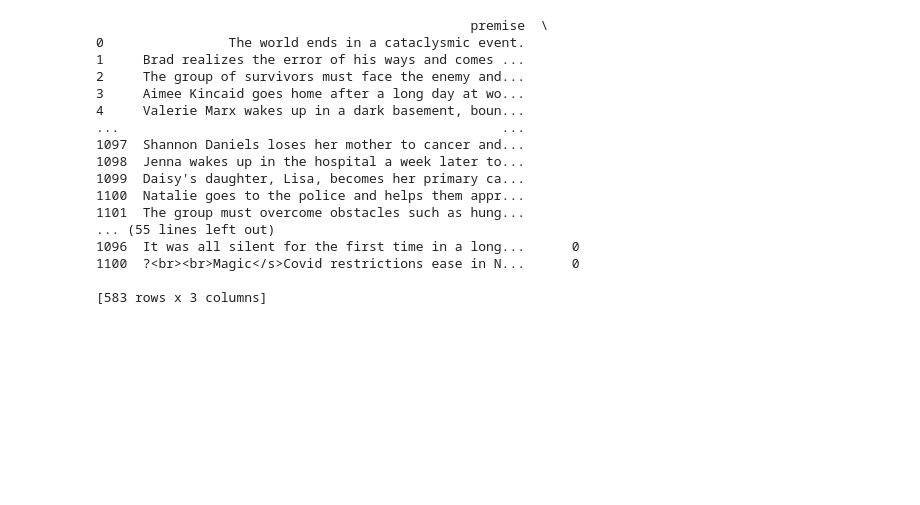
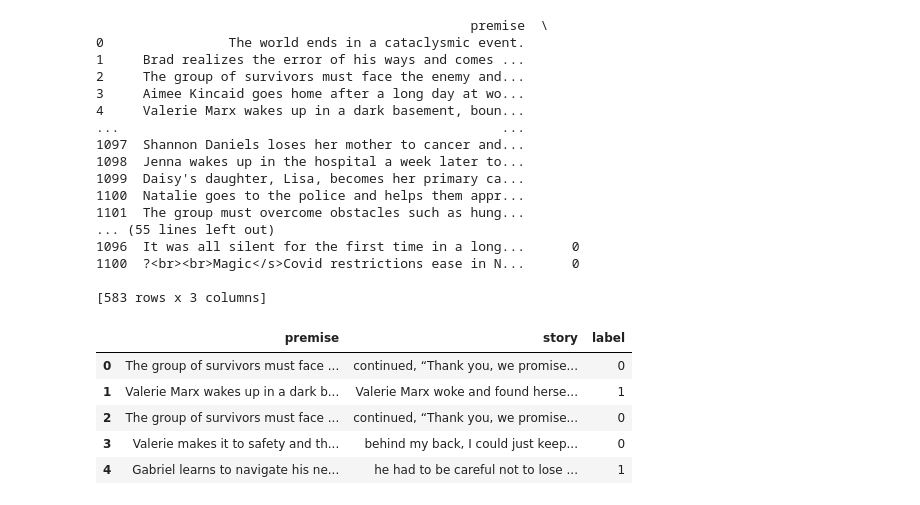
Before and after one commit to Lenguist/long-narrative-generation, a Jupyter notebook: evaluate2.ipynb, the cells around one changed output. Saved outputs shown, nothing was run; the diff lists cells and outputs as text; code cells hidden in the pictures; blank space fills up the shorter version.

```diff
--- a/evaluate2.ipynb
+++ b/evaluate2.ipynb
@@ -373,10 +373,10 @@ inconsistencies = duplicates.groupby('story').agg({'label': pd.Series.nunique})
 inconsistent_stories = inconsistencies[inconsistencies['label'] > 1].index.tolist()
 
 # Filter out rows with inconsistent stories
-consistent_df = new_df[~new_df['story'].isin(inconsistent_stories)]
+coherence_consistent_df = new_df[~new_df['story'].isin(inconsistent_stories)]
 
 print("DataFrame after removing inconsistent rows:")
-print(consistent_df)
+print(coherence_consistent_df)
 # %% [output]
                                                 premise  \
 0                The world ends in a cataclysmic event.
@@ -395,3 +395,20 @@ print(consistent_df)
 1100  ?<br><br>Magic</s>Covid restrictions ease in N...      0
 
 [583 rows x 3 columns]
+# %%
+# Save the DataFrame as a CSV file
+csv_file_path = 'coherence_train_data.csv'
+coherence_consistent_df.to_csv(csv_file_path, index=False)
+
+# Read the CSV file back into a DataFrame
+df_reloaded = pd.read_csv(csv_file_path)
+
+# Display the reloaded DataFrame
+df_reloaded.head()
+# %% [output]
+|  | premise | story | label |
+| 0 | The group of survivors must face ... | continued, “Thank you, we promise... | 0 |
+| 1 | Valerie Marx wakes up in a dark b... | Valerie Marx woke and found herse... | 1 |
+| 2 | The group of survivors must face ... | continued, “Thank you, we promise... | 0 |
+| 3 | Valerie makes it to safety and th... | behind my back, I could just keep... | 0 |
+| 4 | Gabriel learns to navigate his ne... | he had to be careful not to lose ... | 1 |
```
Also changed, not shown: parts of 29 cells of this notebook, 3 other files.
